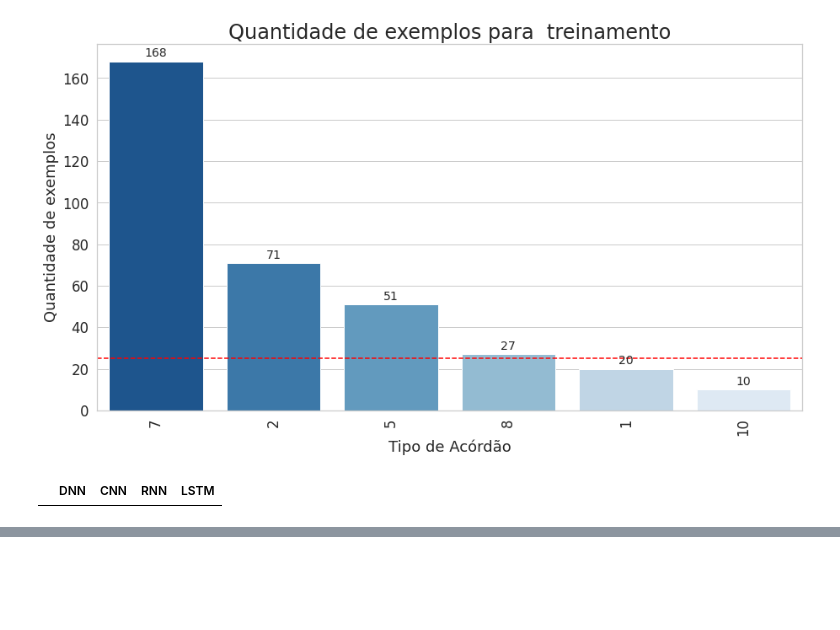
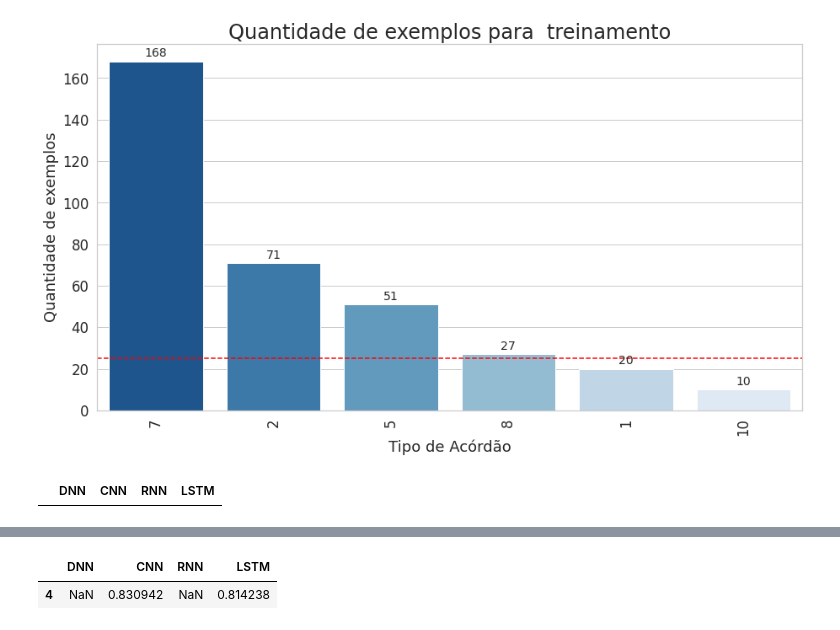
Before and after one commit to wmodanez/acordaos, a Jupyter notebook: 03 - Trainning-DL.ipynb, the cells around one changed output, grey strips where cells are left out. Drawn from its saved outputs; the diff is of its cells as text; code cells hidden in the pictures; blank space fills up the shorter version.

Commit message:
Inclusão do modelo de uma LSTM

```diff
--- a/03 - Trainning-DL.ipynb
+++ b/03 - Trainning-DL.ipynb
@@ -292,5 +257,5 @@ results
 # %%
-df_acordaos = pd.read_csv('dados/df_acordaos_proc.csv', sep='|')
+df_acordaos = pd.read_csv('dados/df_acordaos_mini.csv', sep='|')
 # %%
 start_time = datetime.now()
 df_acordaos.DECISAO = hero.remove_diacritics(df_acordaos.DECISAO)
@@ -353,0 +329,29 @@ embedding = KeyedVectors.load_word2vec_format('embedding/nilc/glove_s50.txt', en
+# %%
+from tensorflow.keras.layers import Dense, Activation, Embedding, Flatten, GlobalMaxPool1D, Dropout, Conv1D, LSTM
+
+model = Sequential()
+model.add(Embedding(vocabulary_size, EMBEDDING_DIM, weights=[embedding_matrix], trainable=False))
+# model.add(Embedding(max_words, 20, input_length=maxlen))
+model.add(LSTM(128))
+model.add(Dropout(0.3))
+model.add(Dense(num_classes))
+model.add(Activation('sigmoid'))
+
+model.compile(optimizer='adam', loss='binary_crossentropy', metrics=[tf.keras.metrics.AUC()])
+
+callbacks = [
+    ReduceLROnPlateau(),
+    EarlyStopping(patience=10),
+    TensorBoard('./logs/lstm'),
+    ModelCheckpoint(filepath='./weights/cnn/model_lstm_reg_diact.h5', save_best_only=True)
+]
+
+# model.summary()
+
+history = model.fit(x_train, y_train,
+                    class_weight=class_weight,
+                    epochs=30,
+                    batch_size=32,
+                    validation_split=0.4,
+                    callbacks=callbacks,
+                    verbose = 0)
@@ -353,0 +360,4 @@ embedding = KeyedVectors.load_word2vec_format('embedding/nilc/glove_s50.txt', en
+# %%
+lstm_model = model
+metrics = lstm_model.evaluate(x_test, y_test)
+print("{}: {}".format(model.metrics_names[1], metrics[1]))
@@ -353,0 +367,6 @@ embedding = KeyedVectors.load_word2vec_format('embedding/nilc/glove_s50.txt', en
+# %%
+results.loc[4,'LSTM'] = metrics[1]
+results
+# %% [output]
+|  | DNN | CNN | RNN | LSTM |
+| 4 | NaN | 0.830942 | NaN | 0.814238 |
```
Also changed, not shown: parts of 34 cells of this notebook.
